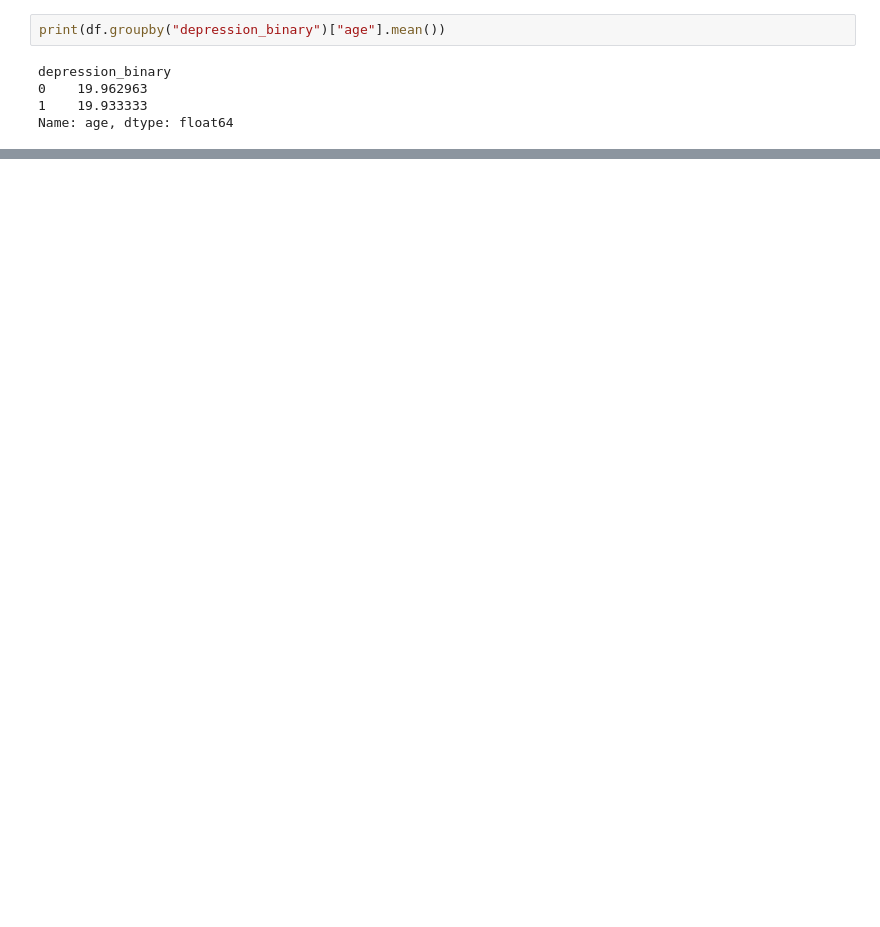
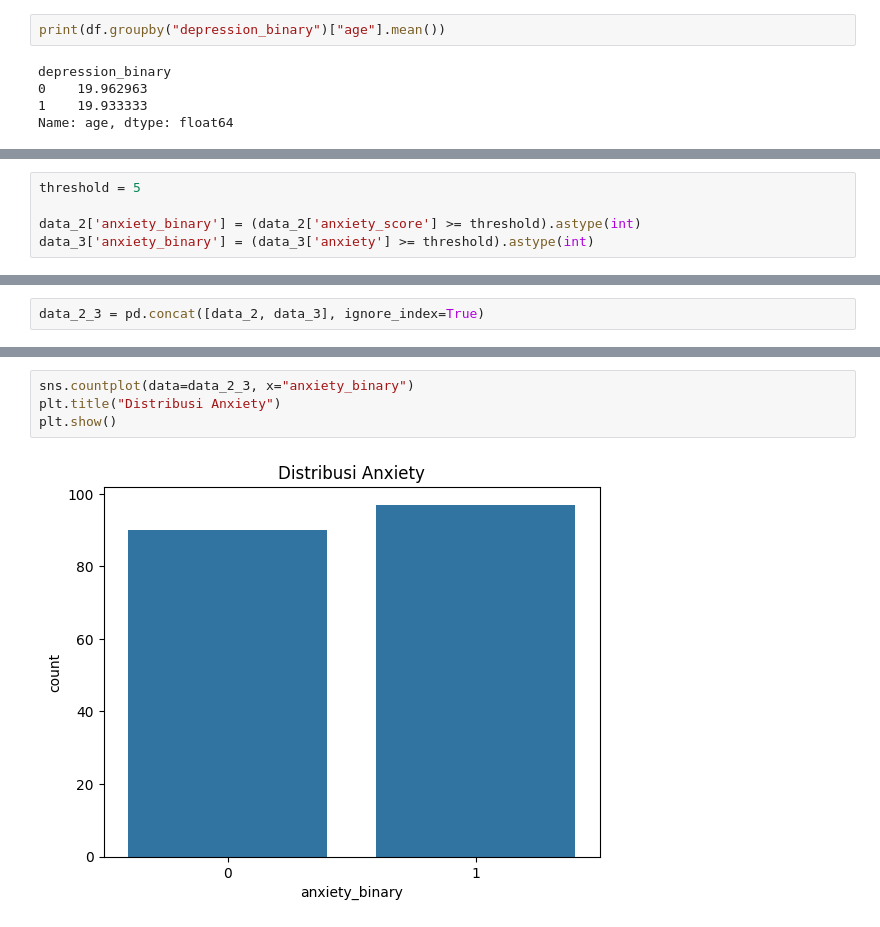
Before and after one commit to FildaZamardah/PENGARUH-FAKTOR-DEMOGRAFIS-TERHADAP-KONDISI-DEPRESI-DAN-KECEMASAN, a Jupyter notebook: code.ipynb, the cells around one changed output, grey strips where cells are left out. Drawn from its saved outputs; the diff is of its cells as text; blank space fills up the shorter version.

```diff
--- a/code.ipynb
+++ b/code.ipynb
@@ -267,0 +418,5 @@ Name: age, dtype: float64
+# %%
+threshold = 5
+
+data_2['anxiety_binary'] = (data_2['anxiety_score'] >= threshold).astype(int)
+data_3['anxiety_binary'] = (data_3['anxiety'] >= threshold).astype(int)
@@ -267,0 +447,2 @@ Name: age, dtype: float64
+# %%
+data_2_3 = pd.concat([data_2, data_3], ignore_index=True)
@@ -267,0 +480,6 @@ Name: age, dtype: float64
+# %%
+sns.countplot(data=data_2_3, x="anxiety_binary")
+plt.title("Distribusi Anxiety")
+plt.show()
+# %% [output]
+[figure, added]
```
Also changed, not shown: parts of 26 cells of this notebook.
